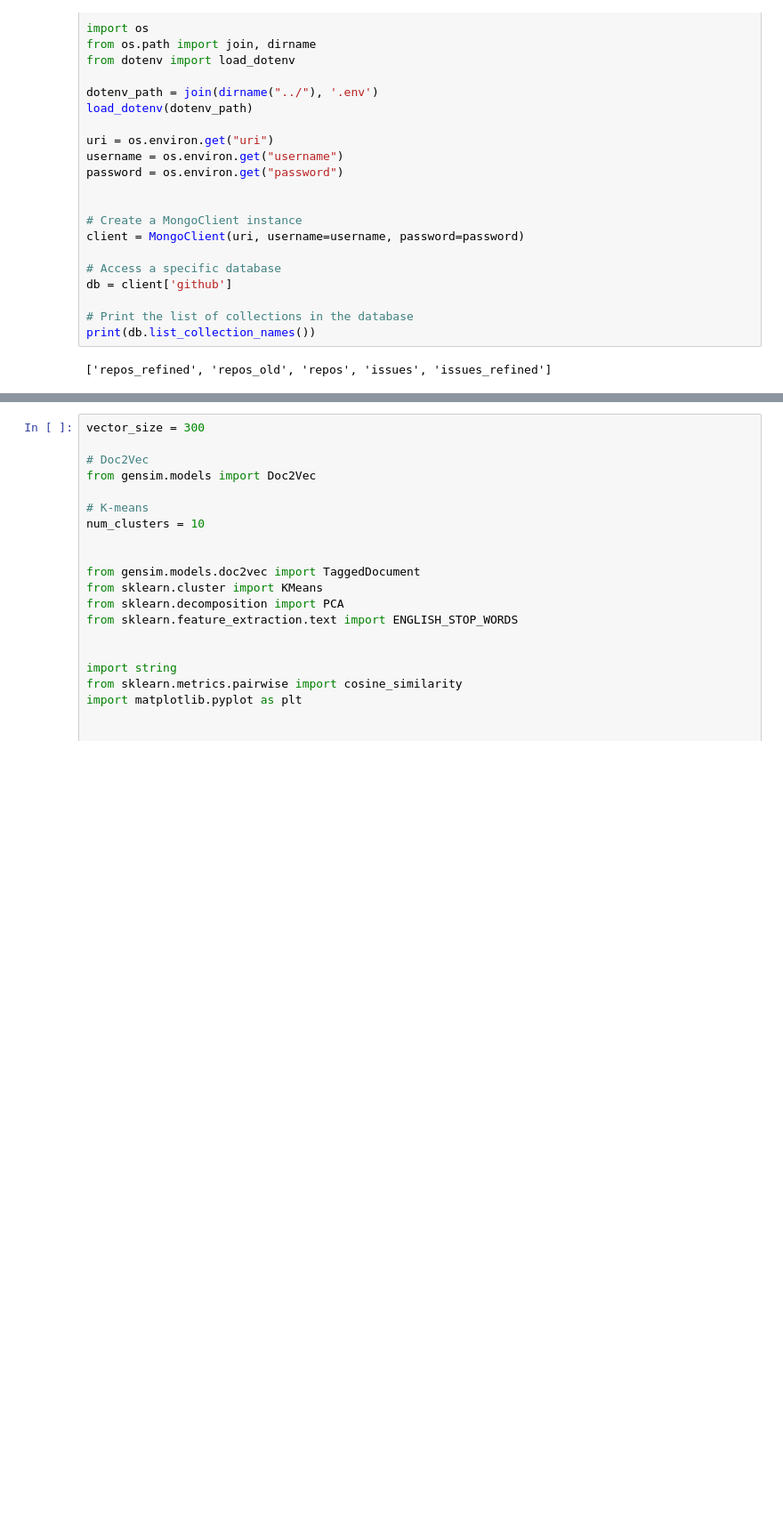
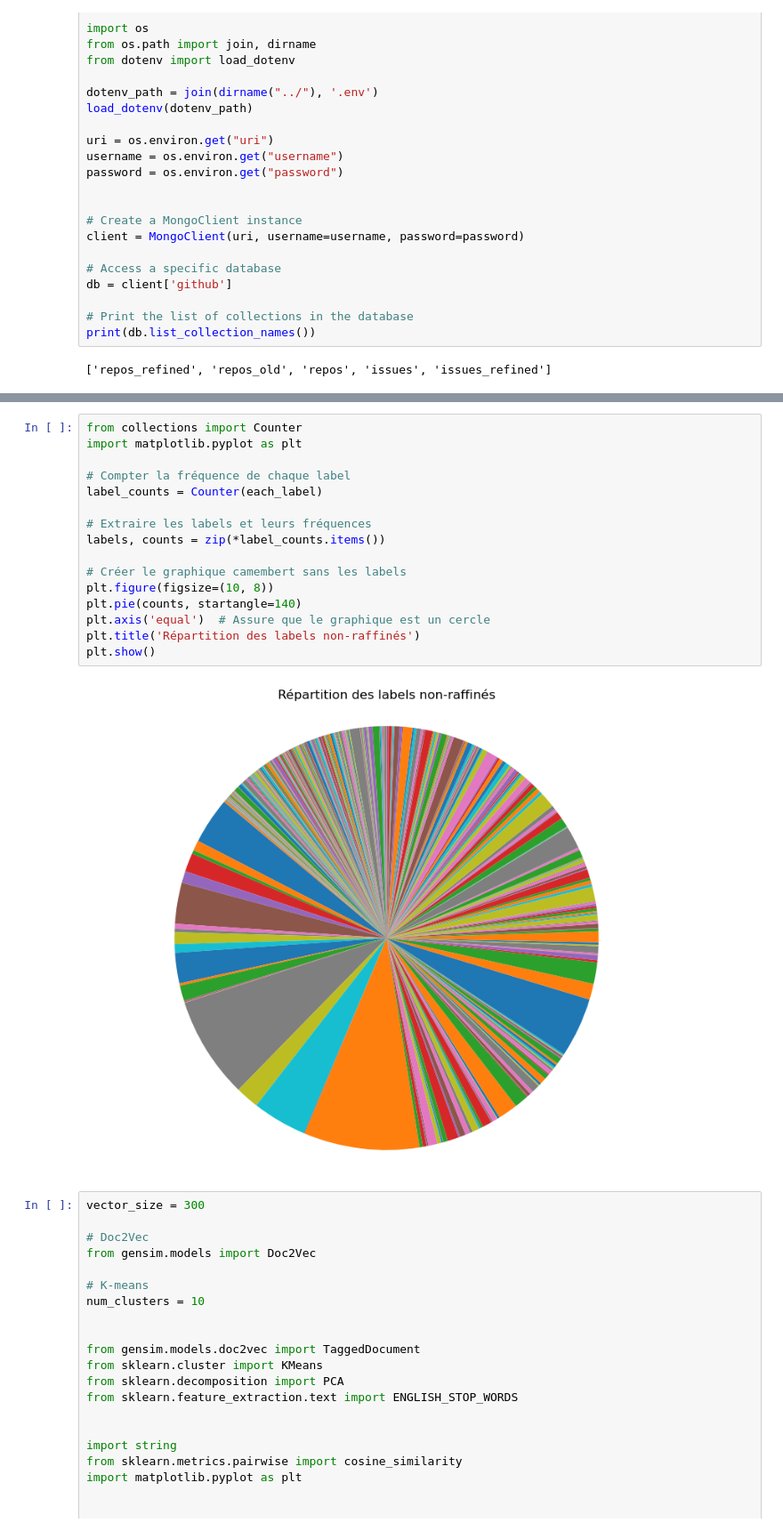
Before and after one commit to TheMisterPenguin/grosses_donnees_mlops, a Jupyter notebook: notebooks/brouillon_camille.ipynb, the cells around one changed output, grey strips where cells are left out. Shown at 89% size. Saved outputs shown, nothing was run; the diff lists cells and outputs as text; blank space fills up the shorter version.

```diff
--- a/notebooks/brouillon_camille.ipynb
+++ b/notebooks/brouillon_camille.ipynb
@@ -335,3 +335,21 @@ Nombre de labels : 69875
+# %%
+from collections import Counter
+import matplotlib.pyplot as plt
+
+# Compter la fréquence de chaque label
+label_counts = Counter(each_label)
+
+# Extraire les labels et leurs fréquences
+labels, counts = zip(*label_counts.items())
+
+# Créer le graphique camembert sans les labels
+plt.figure(figsize=(10, 8))
+plt.pie(counts, startangle=140)
+plt.axis('equal')  # Assure que le graphique est un cercle
+plt.title('Répartition des labels non-raffinés')
+plt.show()
+# %% [output]
+[figure, added]
 # %%
 vector_size = 300
 
```
Also changed, not shown: parts of 1 cell of this notebook, 2 other files.
